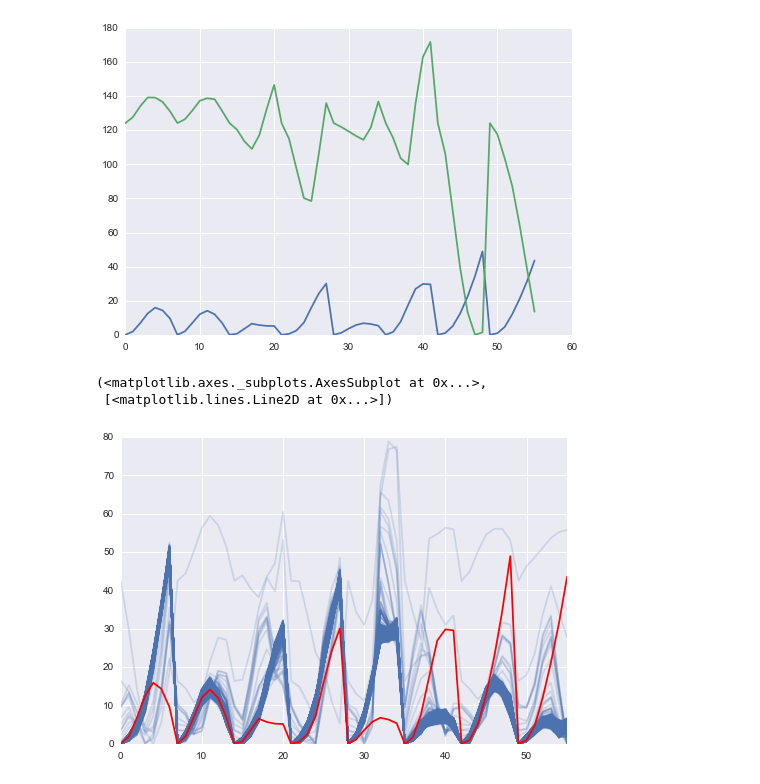
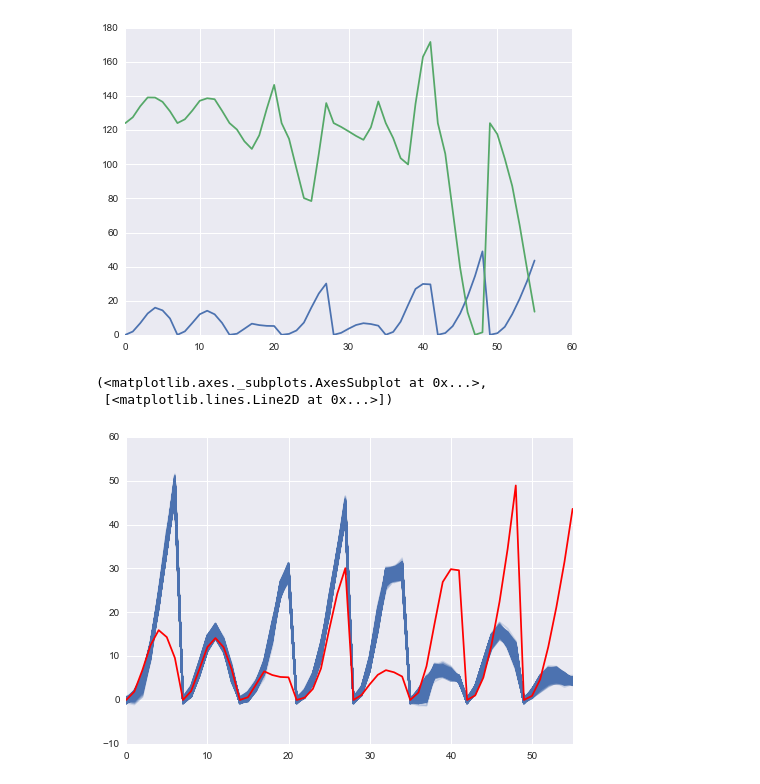
Before and after one commit to choderalab/torsionfit, a Jupyter notebook: examples/pyrrol/Pyrrol_analysis.ipynb, the cells around one changed output. Saved outputs shown, nothing was run; the diff lists cells and outputs as text; code cells hidden in the pictures.

```diff
--- a/examples/pyrrol/Pyrrol_analysis.ipynb
+++ b/examples/pyrrol/Pyrrol_analysis.ipynb
@@ -32,7 +33,7 @@ loading ../../structures/Pyrrol/torsion-scan/PRL.scan5.neg.log
 loading ../../structures/Pyrrol/torsion-scan/PRL.scan5.pos.log
 # %%
 # import database
-db = pymc.database.sqlite.load('pyrrol.database')
+db = pymc.database.sqlite.load('pyrrol.database_3')
 # %%
 plt.plot(pyrrol_opt.qm_energy), plt.plot(pyrrol_opt.mm_energy)
 # %% [output]
@@ -40,8 +41,8 @@ plt.plot(pyrrol_opt.qm_energy), plt.plot(pyrrol_opt.mm_energy)
  [<matplotlib.lines.Line2D at 0x...>])
 [figure]
 # %%
-seaborn.tsplot(db.trace('mm_energy')[:], err_style='unit_traces'), plt.plot(pyrrol_opt.qm_energy, color='r')
+seaborn.tsplot(db.trace('mm_energy')[100:], err_style='unit_traces'), plt.plot(pyrrol_opt.qm_energy, color='r')
 # %% [output]
 (<matplotlib.axes._subplots.AxesSubplot at 0x...>,
  [<matplotlib.lines.Line2D at 0x...>])
-[figure, old version]
+[figure, new version]
```
Also changed, not shown: parts of 15 cells of this notebook.
